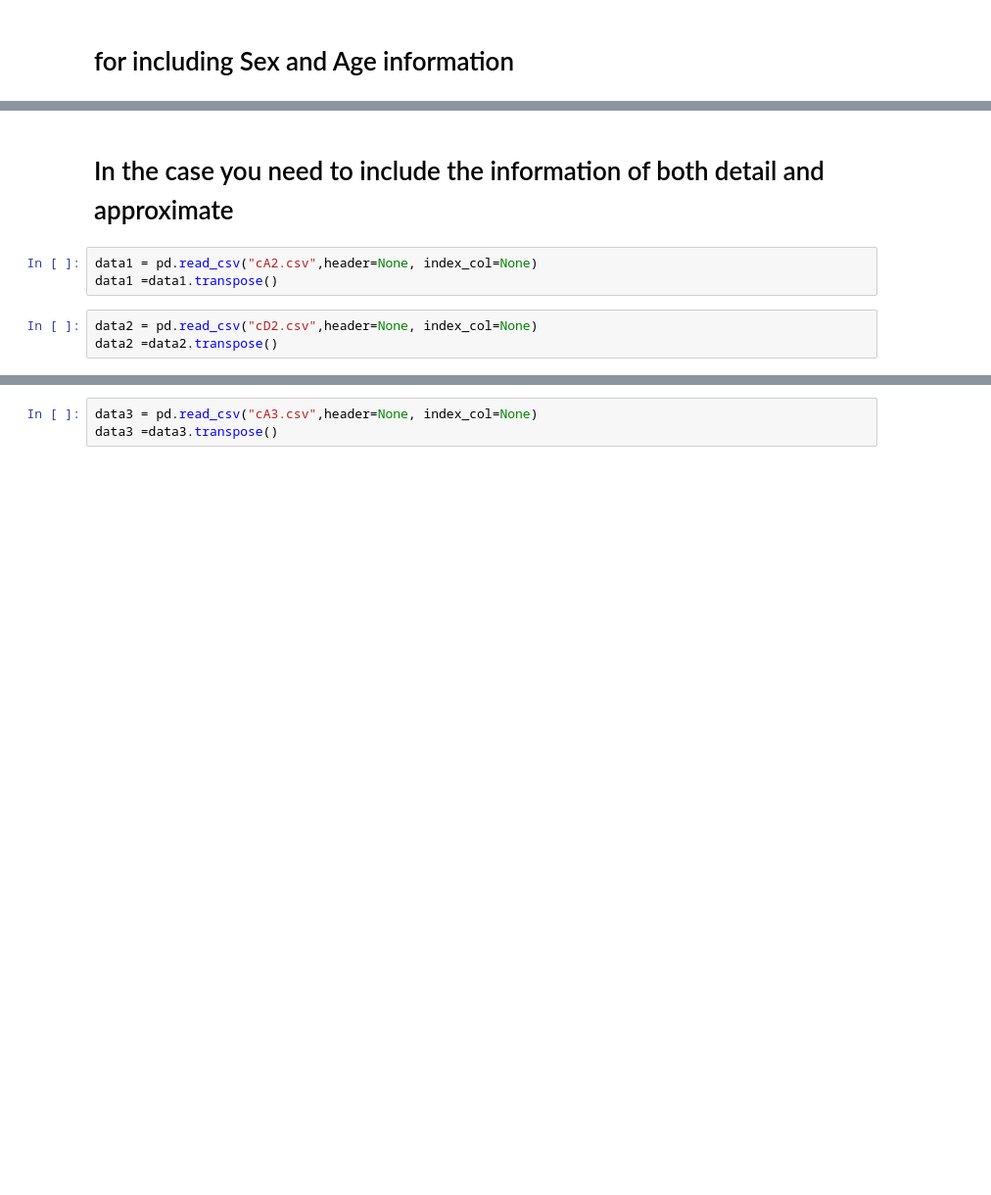
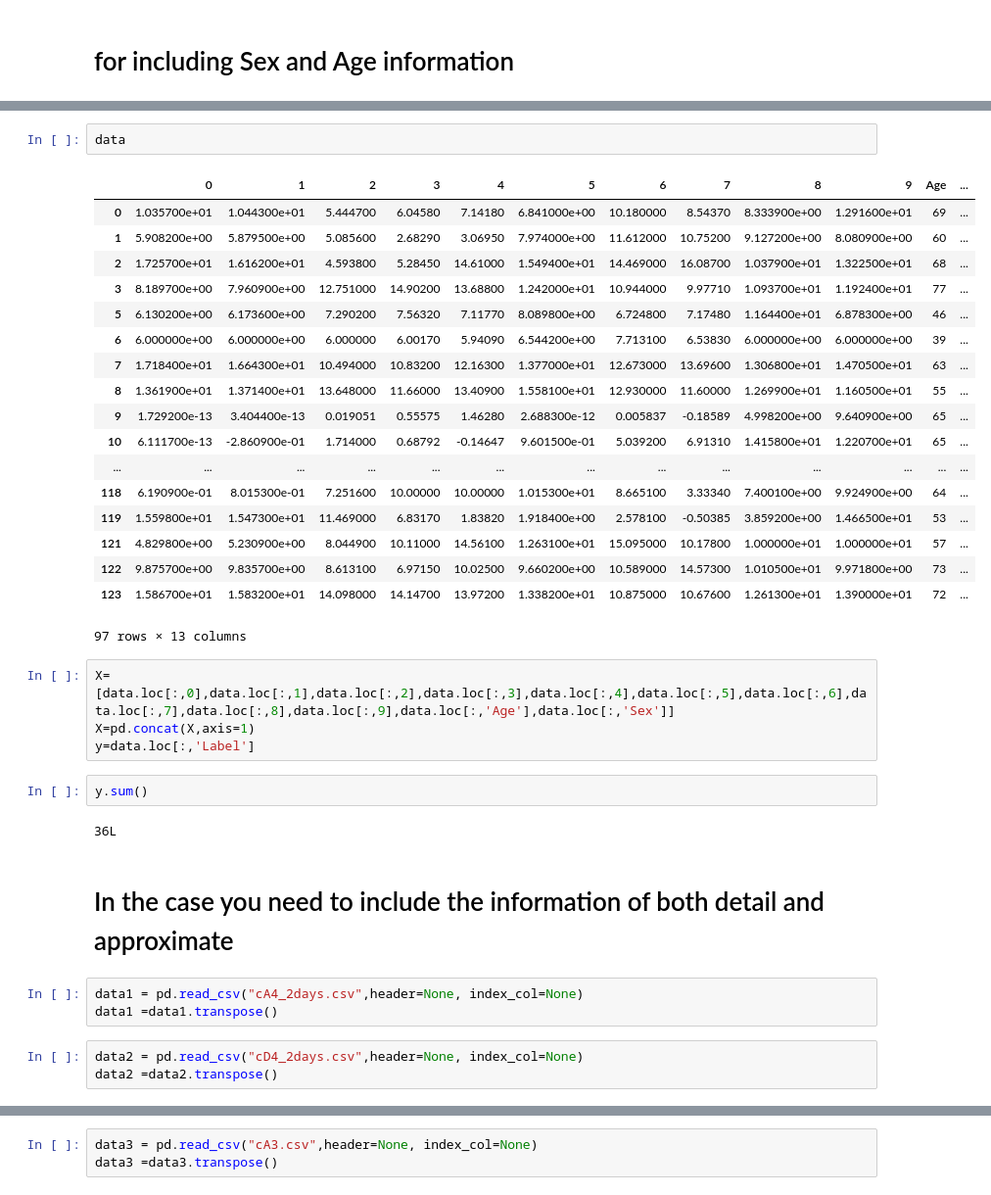
Before and after one commit to rahelehbaharloo/Work, a Jupyter notebook: TEMPOS.ipynb, the cells around one changed output, grey strips where cells are left out. Shown at 98% size. Drawn from its saved outputs; the diff is of its cells as text; blank space fills up the shorter version.

```diff
--- a/TEMPOS.ipynb
+++ b/TEMPOS.ipynb
@@ -51,8 +132,37 @@ X['Sex'] = class_le.fit_transform(X['Sex'].values)
+# %%
+data
+# %% [output]
+|  | 0 | 1 | 2 | 3 | 4 | 5 | 6 | 7 | 8 | 9 | Age | ... |
+| 0 | 1.035700e+01 | 1.044300e+01 | 5.444700 | 6.04580 | 7.14180 | 6.841000e+00 | 10.180000 | 8.54370 | 8.333900e+00 | 1.291600e+01 | 69 | ... |
+| 1 | 5.908200e+00 | 5.879500e+00 | 5.085600 | 2.68290 | 3.06950 | 7.974000e+00 | 11.612000 | 10.75200 | 9.127200e+00 | 8.080900e+00 | 60 | ... |
+| 2 | 1.725700e+01 | 1.616200e+01 | 4.593800 | 5.28450 | 14.61000 | 1.549400e+01 | 14.469000 | 16.08700 | 1.037900e+01 | 1.322500e+01 | 68 | ... |
+| 3 | 8.189700e+00 | 7.960900e+00 | 12.751000 | 14.90200 | 13.68800 | 1.242000e+01 | 10.944000 | 9.97710 | 1.093700e+01 | 1.192400e+01 | 77 | ... |
+| 5 | 6.130200e+00 | 6.173600e+00 | 7.290200 | 7.56320 | 7.11770 | 8.089800e+00 | 6.724800 | 7.17480 | 1.164400e+01 | 6.878300e+00 | 46 | ... |
+| 6 | 6.000000e+00 | 6.000000e+00 | 6.000000 | 6.00170 | 5.94090 | 6.544200e+00 | 7.713100 | 6.53830 | 6.000000e+00 | 6.000000e+00 | 39 | ... |
+| 7 | 1.718400e+01 | 1.664300e+01 | 10.494000 | 10.83200 | 12.16300 | 1.377000e+01 | 12.673000 | 13.69600 | 1.306800e+01 | 1.470500e+01 | 63 | ... |
+| 8 | 1.361900e+01 | 1.371400e+01 | 13.648000 | 11.66000 | 13.40900 | 1.558100e+01 | 12.930000 | 11.60000 | 1.269900e+01 | 1.160500e+01 | 55 | ... |
+| 9 | 1.729200e-13 | 3.404400e-13 | 0.019051 | 0.55575 | 1.46280 | 2.688300e-12 | 0.005837 | -0.18589 | 4.998200e+00 | 9.640900e+00 | 65 | ... |
+| 10 | 6.111700e-13 | -2.860900e-01 | 1.714000 | 0.68792 | -0.14647 | 9.601500e-01 | 5.039200 | 6.91310 | 1.415800e+01 | 1.220700e+01 | 65 | ... |
+| ... | ... | ... | ... | ... | ... | ... | ... | ... | ... | ... | ... | ... |
+| 118 | 6.190900e-01 | 8.015300e-01 | 7.251600 | 10.00000 | 10.00000 | 1.015300e+01 | 8.665100 | 3.33340 | 7.400100e+00 | 9.924900e+00 | 64 | ... |
+| 119 | 1.559800e+01 | 1.547300e+01 | 11.469000 | 6.83170 | 1.83820 | 1.918400e+00 | 2.578100 | -0.50385 | 3.859200e+00 | 1.466500e+01 | 53 | ... |
+| 121 | 4.829800e+00 | 5.230900e+00 | 8.044900 | 10.11000 | 14.56100 | 1.263100e+01 | 15.095000 | 10.17800 | 1.000000e+01 | 1.000000e+01 | 57 | ... |
+| 122 | 9.875700e+00 | 9.835700e+00 | 8.613100 | 6.97150 | 10.02500 | 9.660200e+00 | 10.589000 | 14.57300 | 1.010500e+01 | 9.971800e+00 | 73 | ... |
+| 123 | 1.586700e+01 | 1.583200e+01 | 14.098000 | 14.14700 | 13.97200 | 1.338200e+01 | 10.875000 | 10.67600 | 1.261300e+01 | 1.390000e+01 | 72 | ... |
+97 rows × 13 columns
+# %%
+X=[data.loc[:,0],data.loc[:,1],data.loc[:,2],data.loc[:,3],data.loc[:,4],data.loc[:,5],data.loc[:,6],data.loc[:,7],data.loc[:,8],data.loc[:,9],data.loc[:,'Age'],data.loc[:,'Sex']]
+X=pd.concat(X,axis=1)
+y=data.loc[:,'Label']
+# %%
+y.sum()
+# %% [output]
+36L
 # %% [markdown]
 # In the case you need to include the information of both detail and approximate
 # %%
-data1 = pd.read_csv("cA2.csv",header=None, index_col=None)
+data1 = pd.read_csv("cA4_2days.csv",header=None, index_col=None)
 data1 =data1.transpose()
 # %%
-data2 = pd.read_csv("cD2.csv",header=None, index_col=None)
+data2 = pd.read_csv("cD4_2days.csv",header=None, index_col=None)
 data2 =data2.transpose()
```
Also changed, not shown: parts of 19 cells of this notebook.
